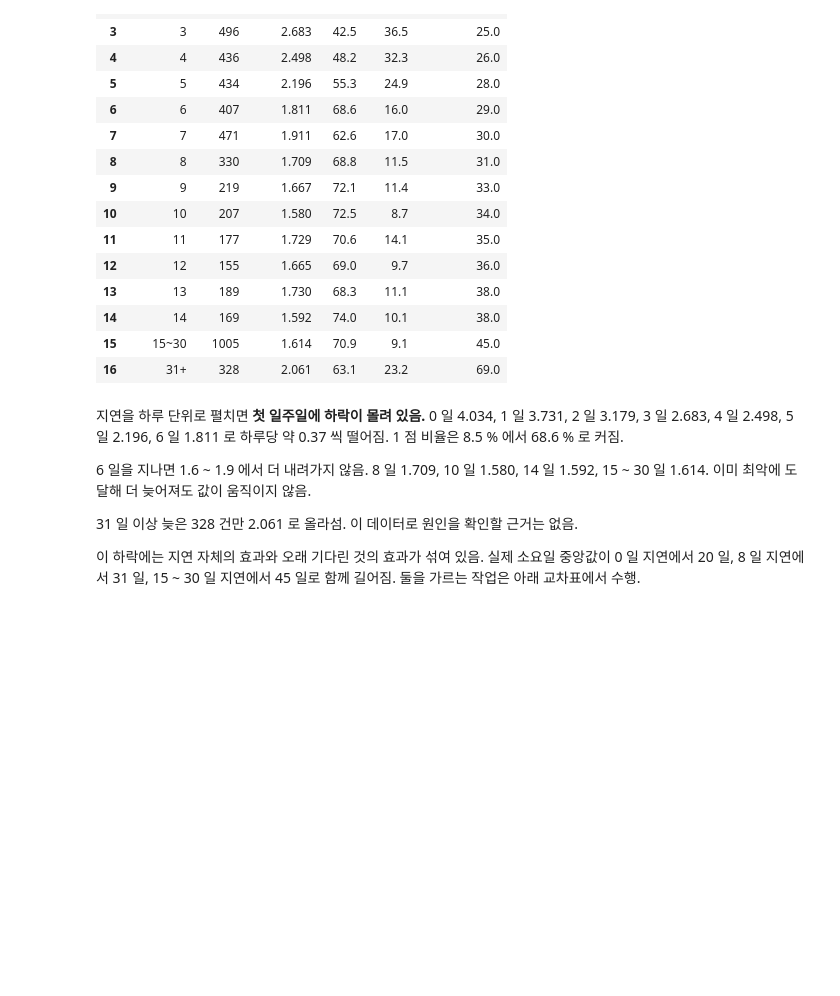
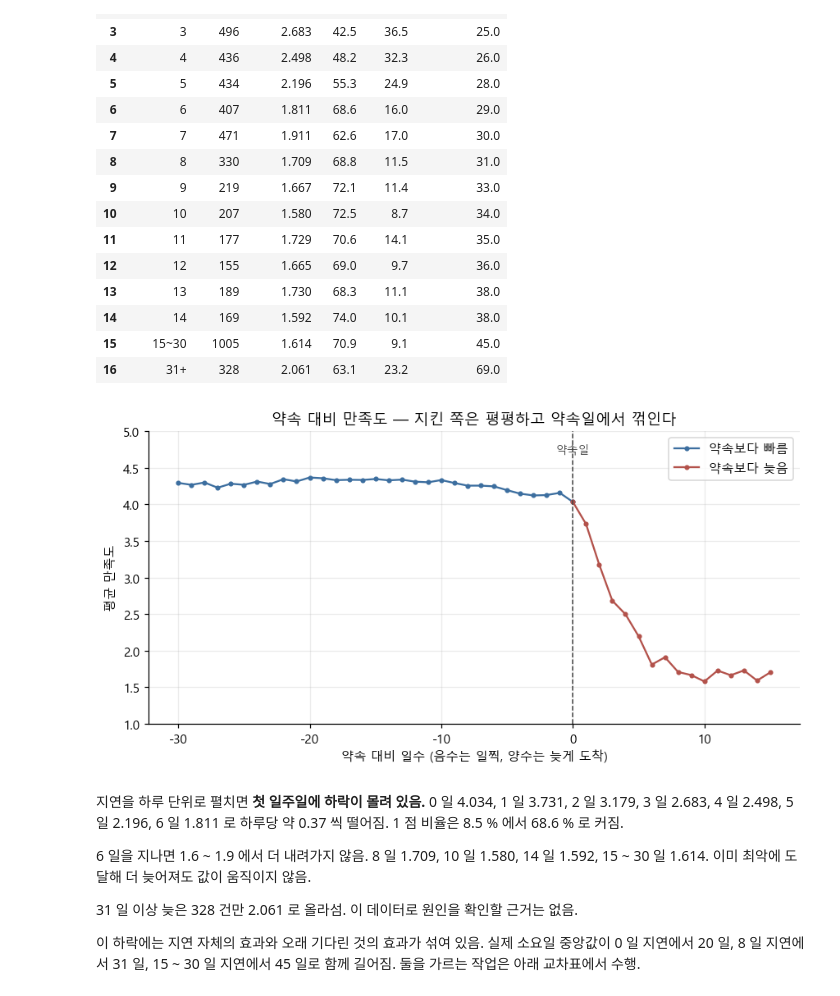
Before and after one commit to wlstjd1011/Olist-data-analyze, a Jupyter notebook: notebooks/06_delivery_expectation.ipynb, the cells around one changed output. Cells and saved outputs as stored; diff of their text form; code cells hidden in the pictures; blank space fills up the shorter version.

```diff
--- a/notebooks/06_delivery_expectation.ipynb
+++ b/notebooks/06_delivery_expectation.ipynb
@@ -814,6 +922,34 @@ ORDER BY CASE WHEN days_late = '15~30' THEN 15
 | 14 | 14 | 169 | 1.592 | 74.0 | 10.1 | 38.0 |
 | 15 | 15~30 | 1005 | 1.614 | 70.9 | 9.1 | 45.0 |
 | 16 | 31+ | 328 | 2.061 | 63.1 | 23.2 | 69.0 |
+# %%
+df = con.execute("""
+SELECT days_vs_promise   AS d,
+       COUNT(*)          AS orders,
+       AVG(review_score) AS avg_score
+FROM delivery_review
+WHERE days_vs_promise BETWEEN -30 AND 15
+GROUP BY d
+HAVING COUNT(*) >= 100
+ORDER BY d
+""").df()
+
+fig, ax = plt.subplots(figsize=(8, 4.2))
+early = df[df.d <= 0]
+late = df[df.d >= 0]
+ax.plot(early.d, early.avg_score, marker='o', ms=3, color='#3C6E9F', label='약속보다 빠름')
+ax.plot(late.d, late.avg_score, marker='o', ms=3, color='#B3524B', label='약속보다 늦음')
+ax.axvline(0, color='#444', lw=1, ls='--')
+ax.annotate('약속일', xy=(0, 4.7), fontsize=9, color='#444', ha='center')
+ax.set_xlabel('약속 대비 일수 (음수는 일찍, 양수는 늦게 도착)')
+ax.set_ylabel('평균 만족도')
+ax.set_ylim(1, 5)
+ax.set_title('약속 대비 만족도 — 지킨 쪽은 평평하고 약속일에서 꺾인다')
+ax.legend()
+plt.tight_layout()
+plt.show()
+# %% [output]
+[figure, added]
 # %% [markdown]
 지연을 하루 단위로 펼치면 **첫 일주일에 하락이 몰려 있음.**
 0 일 4.034, 1 일 3.731, 2 일 3.179, 3 일 2.683, 4 일 2.498, 5 일 2.196, 6 일 1.811 로
```
Also changed, not shown: parts of 12 cells of this notebook, 9 other files.
